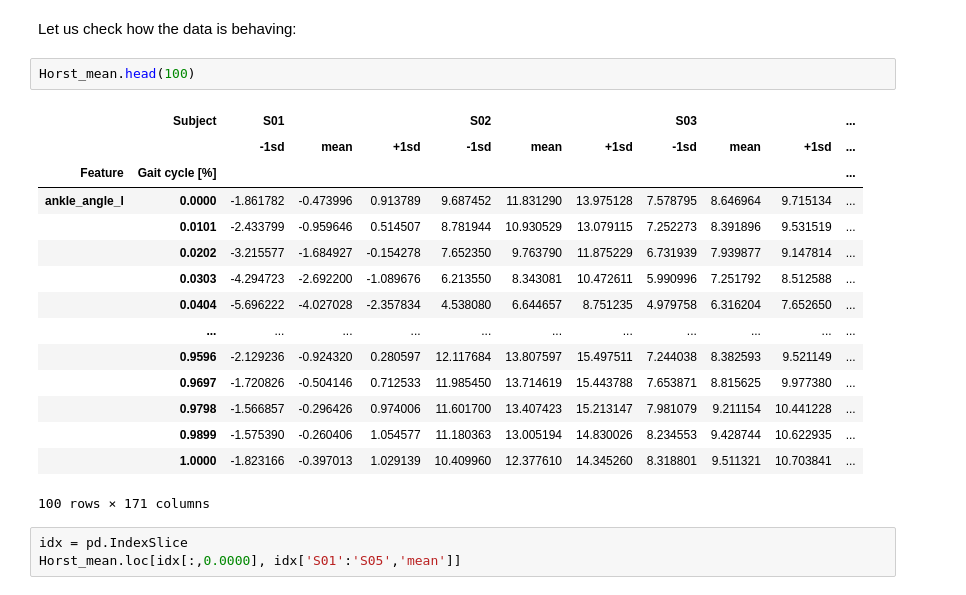
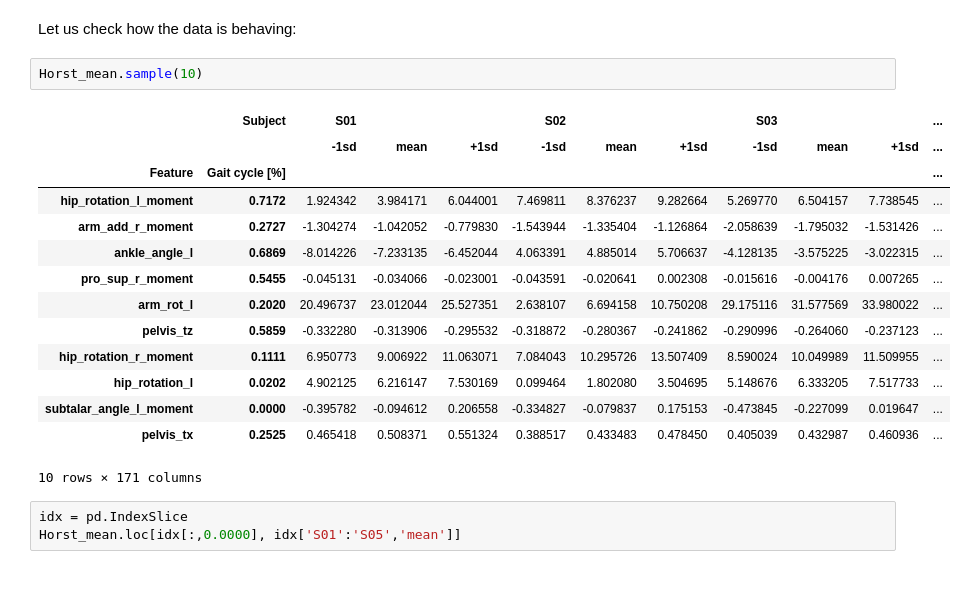
Before and after one commit to nikorose87/DJS-GA, a Jupyter notebook: PCA_n_kPCA_classification.ipynb, the cells around one changed output. Drawn from its saved outputs; the diff is of its cells as text.

```diff
--- a/PCA_n_kPCA_classification.ipynb
+++ b/PCA_n_kPCA_classification.ipynb
@@ -108,24 +104,23 @@ output_label = pd.read_csv('Gait_subject_info.csv', sep=";",
 ## Building the subtables
 # %% [markdown]
 Let us check how the data is behaving:
-# %%
-Horst_mean.head(100)
-# %% [output]
-|  | Subject | S01 |  |  | S02 |  |  | S03 |  |  | ... |
-|  |  | -1sd | mean | +1sd | -1sd | mean | +1sd | -1sd | mean | +1sd | ... |
-| Feature | Gait cycle [%] |  |  |  |  |  |  |  |  |  | ... |
-| ankle_angle_l | 0.0000 | -1.861782 | -0.473996 | 0.913789 | 9.687452 | 11.831290 | 13.975128 | 7.578795 | 8.646964 | 9.715134 | ... |
-|  | 0.0101 | -2.433799 | -0.959646 | 0.514507 | 8.781944 | 10.930529 | 13.079115 | 7.252273 | 8.391896 | 9.531519 | ... |
-|  | 0.0202 | -3.215577 | -1.684927 | -0.154278 | 7.652350 | 9.763790 | 11.875229 | 6.731939 | 7.939877 | 9.147814 | ... |
-|  | 0.0303 | -4.294723 | -2.692200 | -1.089676 | 6.213550 | 8.343081 | 10.472611 | 5.990996 | 7.251792 | 8.512588 | ... |
-|  | 0.0404 | -5.696222 | -4.027028 | -2.357834 | 4.538080 | 6.644657 | 8.751235 | 4.979758 | 6.316204 | 7.652650 | ... |
-|  | ... | ... | ... | ... | ... | ... | ... | ... | ... | ... | ... |
-|  | 0.9596 | -2.129236 | -0.924320 | 0.280597 | 12.117684 | 13.807597 | 15.497511 | 7.244038 | 8.382593 | 9.521149 | ... |
-|  | 0.9697 | -1.720826 | -0.504146 | 0.712533 | 11.985450 | 13.714619 | 15.443788 | 7.653871 | 8.815625 | 9.977380 | ... |
-|  | 0.9798 | -1.566857 | -0.296426 | 0.974006 | 11.601700 | 13.407423 | 15.213147 | 7.981079 | 9.211154 | 10.441228 | ... |
-|  | 0.9899 | -1.575390 | -0.260406 | 1.054577 | 11.180363 | 13.005194 | 14.830026 | 8.234553 | 9.428744 | 10.622935 | ... |
-|  | 1.0000 | -1.823166 | -0.397013 | 1.029139 | 10.409960 | 12.377610 | 14.345260 | 8.318801 | 9.511321 | 10.703841 | ... |
-100 rows × 171 columns
+# %%
+Horst_mean.sample(10)
+# %% [output]
+|  | Subject | S01 |  |  | S02 |  |  | S03 |  |  | ... |
+|  |  | -1sd | mean | +1sd | -1sd | mean | +1sd | -1sd | mean | +1sd | ... |
+| Feature | Gait cycle [%] |  |  |  |  |  |  |  |  |  | ... |
+| hip_rotation_l_moment | 0.7172 | 1.924342 | 3.984171 | 6.044001 | 7.469811 | 8.376237 | 9.282664 | 5.269770 | 6.504157 | 7.738545 | ... |
+| arm_add_r_moment | 0.2727 | -1.304274 | -1.042052 | -0.779830 | -1.543944 | -1.335404 | -1.126864 | -2.058639 | -1.795032 | -1.531426 | ... |
+| ankle_angle_l | 0.6869 | -8.014226 | -7.233135 | -6.452044 | 4.063391 | 4.885014 | 5.706637 | -4.128135 | -3.575225 | -3.022315 | ... |
+| pro_sup_r_moment | 0.5455 | -0.045131 | -0.034066 | -0.023001 | -0.043591 | -0.020641 | 0.002308 | -0.015616 | -0.004176 | 0.007265 | ... |
+| arm_rot_l | 0.2020 | 20.496737 | 23.012044 | 25.527351 | 2.638107 | 6.694158 | 10.750208 | 29.175116 | 31.577569 | 33.980022 | ... |
+| pelvis_tz | 0.5859 | -0.332280 | -0.313906 | -0.295532 | -0.318872 | -0.280367 | -0.241862 | -0.290996 | -0.264060 | -0.237123 | ... |
+| hip_rotation_r_moment | 0.1111 | 6.950773 | 9.006922 | 11.063071 | 7.084043 | 10.295726 | 13.507409 | 8.590024 | 10.049989 | 11.509955 | ... |
+| hip_rotation_l | 0.0202 | 4.902125 | 6.216147 | 7.530169 | 0.099464 | 1.802080 | 3.504695 | 5.148676 | 6.333205 | 7.517733 | ... |
+| subtalar_angle_l_moment | 0.0000 | -0.395782 | -0.094612 | 0.206558 | -0.334827 | -0.079837 | 0.175153 | -0.473845 | -0.227099 | 0.019647 | ... |
+| pelvis_tx | 0.2525 | 0.465418 | 0.508371 | 0.551324 | 0.388517 | 0.433483 | 0.478450 | 0.405039 | 0.432987 | 0.460936 | ... |
+10 rows × 171 columns
 # %%
 idx = pd.IndexSlice
 Horst_mean.loc[idx[:,0.0000], idx['S01':'S05','mean']]
```
Also changed, not shown: parts of 12 cells of this notebook.
